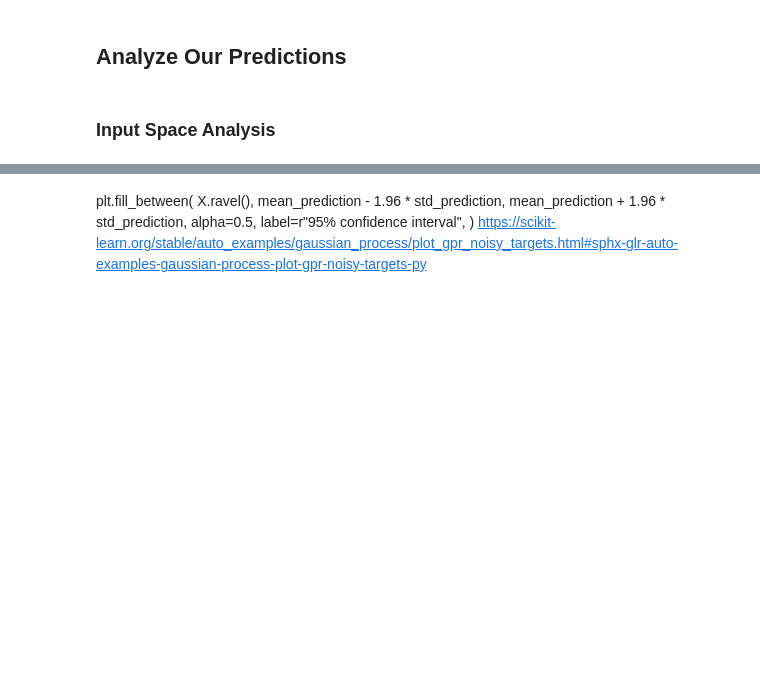
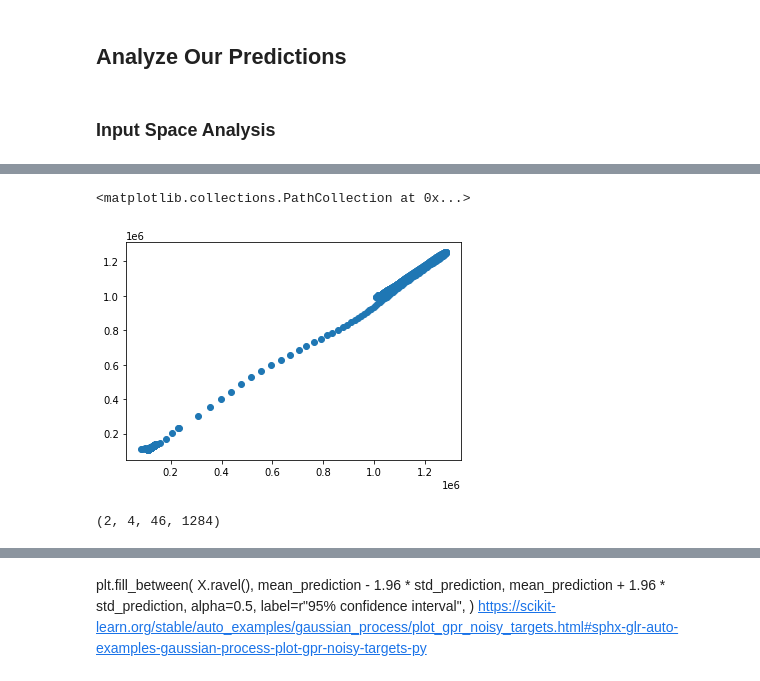
Before and after one commit to AmosJoseph/multifidelitymodeling, a Jupyter notebook: MF_SurrogateModel_20220516.ipynb, the cells around one changed output, grey strips where cells are left out. Drawn from its saved outputs; the diff is of its cells as text; code cells hidden in the pictures; blank space fills up the shorter version.

```diff
--- a/MF_SurrogateModel_20220516.ipynb
+++ b/MF_SurrogateModel_20220516.ipynb
@@ -5151,0 +5437,9 @@ plotInputSpace(
+# %%
+commonIdx = percentileFilter(
+    lowerPercentile=10,
+    upperPercentile=90,
+    inputVarNameList=inputVarNameList
+    )
+
+filteredTestIdx = np.intersect1d(commonIdx, testIdx)
+filteredTestIdx
@@ -5151,0 +5449,8 @@ plotInputSpace(
+# %%
+indexList = []
+for index in filteredTestIdx:
+    loc = np.where(testIdx == index)
+    # print(loc)
+    print(f"Index {index} is at location: {loc[0]}. Verify {testIdx[loc[0]]} = {index}")
+    indexList.append(loc[0])
+indexArray = np.asarray(indexList).reshape(-1,)
@@ -5151,0 +5474,9 @@ plotInputSpace(
+# %%
+errorList = []
+
+for idx in indexArray:
+    p_nrmse = normalizedRootMeanSquaredError(p_HF_test_truth[idx], p_HF_krig_test_predict[idx])
+    qw_nrmse = normalizedRootMeanSquaredError(qw_HF_test_truth[idx], qw_HF_krig_test_predict[idx])
+    score = np.mean((p_nrmse, qw_nrmse))
+    errorList.append(score)
+maxError = np.argmax(errorList)
@@ -5151,0 +5501,5 @@ plotInputSpace(
+# %%
+plt.scatter(qw_HF_test_truth[maxError,:], qw_HF_krig_test_predict[maxError,:])
+# %% [output]
+<matplotlib.collections.PathCollection at 0x...>
+[figure, added]
@@ -5151,0 +5517,4 @@ plotInputSpace(
+# %%
+np.shape(predictionList)
+# %% [output]
+(2, 4, 46, 1284)
```
Also changed, not shown: parts of 20 cells of this notebook, 5 other files.
